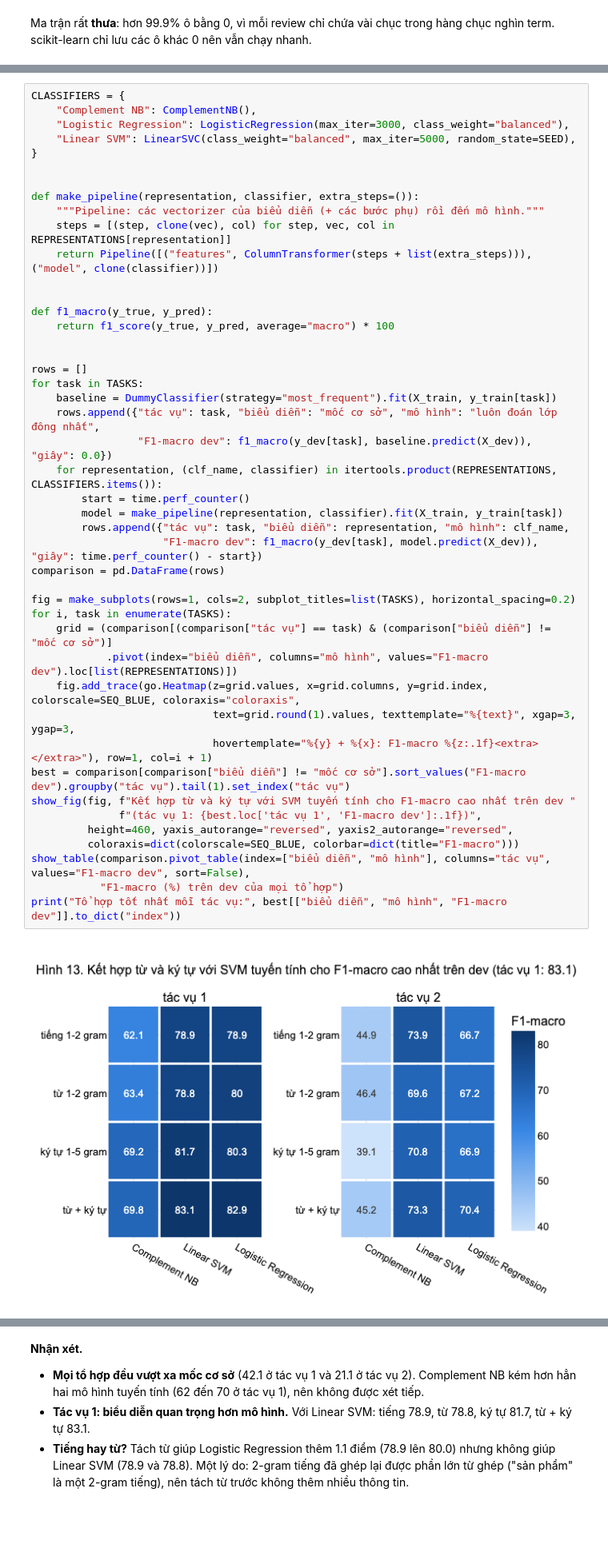
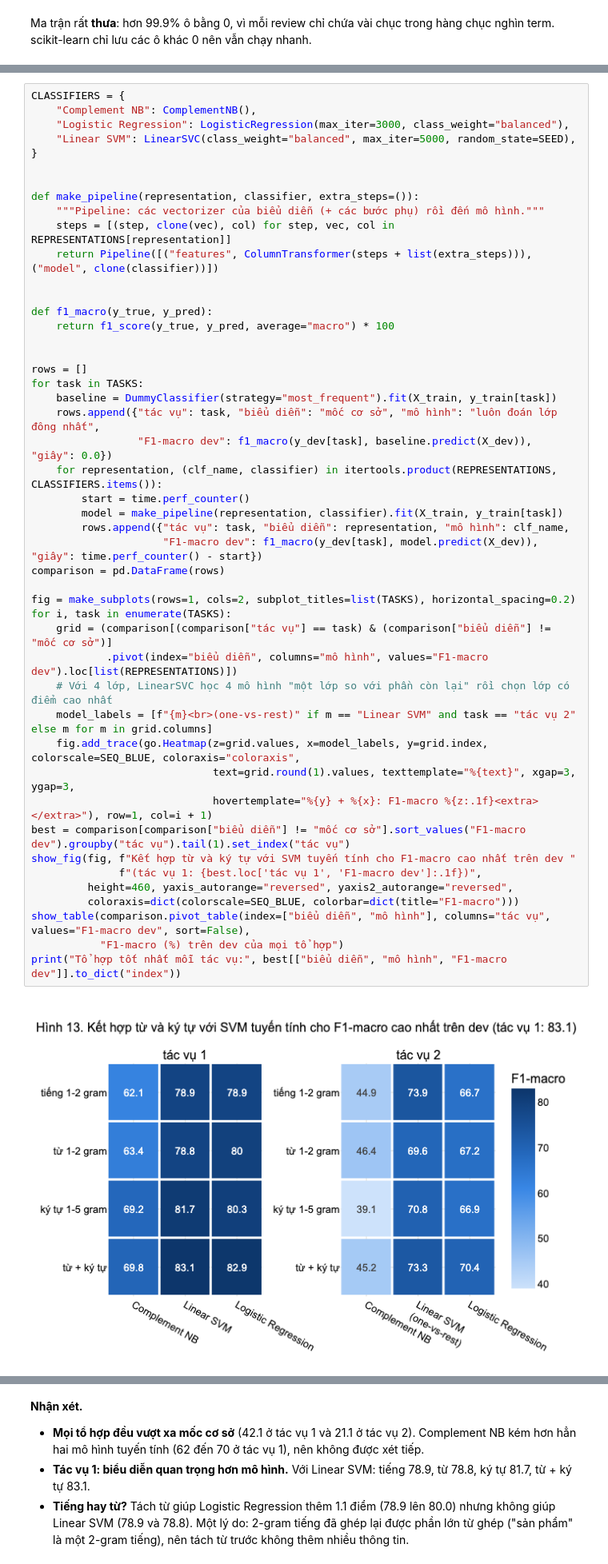
Before and after one commit to trthminh/CO5177, a Jupyter notebook: notebooks/text.ipynb, the cells around one changed output, grey strips where cells are left out. Shown at 80% size. Cells and saved outputs as stored; diff of their text form; blank space fills up the shorter version.

Commit message:
Text notebook: label Linear SVM as one-vs-rest in the task 2 model comparison

```diff
--- a/notebooks/text.ipynb
+++ b/notebooks/text.ipynb
@@ -1630,35 +1630,37 @@ def f1_macro(y_true, y_pred):
     return f1_score(y_true, y_pred, average="macro") * 100
 
 
 rows = []
 for task in TASKS:
     baseline = DummyClassifier(strategy="most_frequent").fit(X_train, y_train[task])
     rows.append({"tác vụ": task, "biểu diễn": "mốc cơ sở", "mô hình": "luôn đoán lớp đông nhất",
                  "F1-macro dev": f1_macro(y_dev[task], baseline.predict(X_dev)), "giây": 0.0})
     for representation, (clf_name, classifier) in itertools.product(REPRESENTATIONS, CLASSIFIERS.items()):
         start = time.perf_counter()
         model = make_pipeline(representation, classifier).fit(X_train, y_train[task])
         rows.append({"tác vụ": task, "biểu diễn": representation, "mô hình": clf_name,
                      "F1-macro dev": f1_macro(y_dev[task], model.predict(X_dev)), "giây": time.perf_counter() - start})
 comparison = pd.DataFrame(rows)
 
 fig = make_subplots(rows=1, cols=2, subplot_titles=list(TASKS), horizontal_spacing=0.2)
 for i, task in enumerate(TASKS):
     grid = (comparison[(comparison["tác vụ"] == task) & (comparison["biểu diễn"] != "mốc cơ sở")]
             .pivot(index="biểu diễn", columns="mô hình", values="F1-macro dev").loc[list(REPRESENTATIONS)])
-    fig.add_trace(go.Heatmap(z=grid.values, x=grid.columns, y=grid.index, colorscale=SEQ_BLUE, coloraxis="coloraxis",
+    # Với 4 lớp, LinearSVC học 4 mô hình "một lớp so với phần còn lại" rồi chọn lớp có điểm cao nhất
+    model_labels = [f"{m}<br>(one-vs-rest)" if m == "Linear SVM" and task == "tác vụ 2" else m for m in grid.columns]
+    fig.add_trace(go.Heatmap(z=grid.values, x=model_labels, y=grid.index, colorscale=SEQ_BLUE, coloraxis="coloraxis",
                              text=grid.round(1).values, texttemplate="%{text}", xgap=3, ygap=3,
                              hovertemplate="%{y} + %{x}: F1-macro %{z:.1f}<extra></extra>"), row=1, col=i + 1)
 best = comparison[comparison["biểu diễn"] != "mốc cơ sở"].sort_values("F1-macro dev").groupby("tác vụ").tail(1).set_index("tác vụ")
 show_fig(fig, f"Kết hợp từ và ký tự với SVM tuyến tính cho F1-macro cao nhất trên dev "
               f"(tác vụ 1: {best.loc['tác vụ 1', 'F1-macro dev']:.1f})",
          height=460, yaxis_autorange="reversed", yaxis2_autorange="reversed",
          coloraxis=dict(colorscale=SEQ_BLUE, colorbar=dict(title="F1-macro")))
 show_table(comparison.pivot_table(index=["biểu diễn", "mô hình"], columns="tác vụ", values="F1-macro dev", sort=False),
            "F1-macro (%) trên dev của mọi tổ hợp")
 print("Tổ hợp tốt nhất mỗi tác vụ:", best[["biểu diễn", "mô hình", "F1-macro dev"]].to_dict("index"))
 # %% [output]
-[figure, old version]
+[figure, new version]
 F1-macro (%) trên dev của mọi tổ hợp
 |  | tác vụ | tác vụ 1 | tác vụ 2 |
 | biểu diễn | mô hình |  |  |
```
Also changed, not shown: parts of 1 cell of this notebook.
